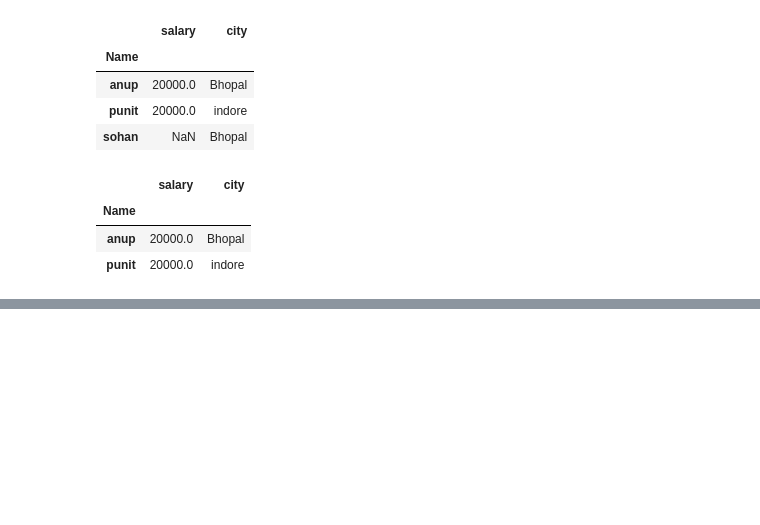
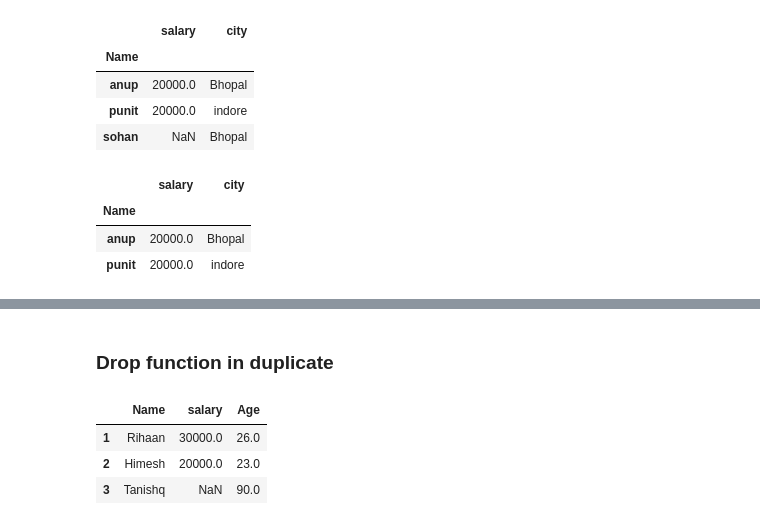
Before and after one commit to anurajrajak05/Pandas-Daily-Practice, a Jupyter notebook: Data.ipynb, the cells around one changed output, grey strips where cells are left out. Saved outputs shown, nothing was run; the diff lists cells and outputs as text; code cells hidden in the pictures; blank space fills up the shorter version.

```diff
--- a/Data.ipynb
+++ b/Data.ipynb
@@ -491,0 +632,14 @@ df.iloc[0:2] # index(integer) based searching
+# %% [markdown]
+### Drop function in duplicate
+# %%
+B = {"Name":[None,"Rihaan","Himesh","Tanishq"],"salary":[None,30000,20000,None], "Age":[None,26,23,90]}
+df=pd.DataFrame(B)
+df
+df.dropna() # Drop entire row where it found null value
+df
+df.dropna(how="all")
+# %% [output]
+|  | Name | salary | Age |
+| 1 | Rihaan | 30000.0 | 26.0 |
+| 2 | Himesh | 20000.0 | 23.0 |
+| 3 | Tanishq | NaN | 90.0 |
```
Also changed, not shown: parts of 22 cells of this notebook, 1 other file.
